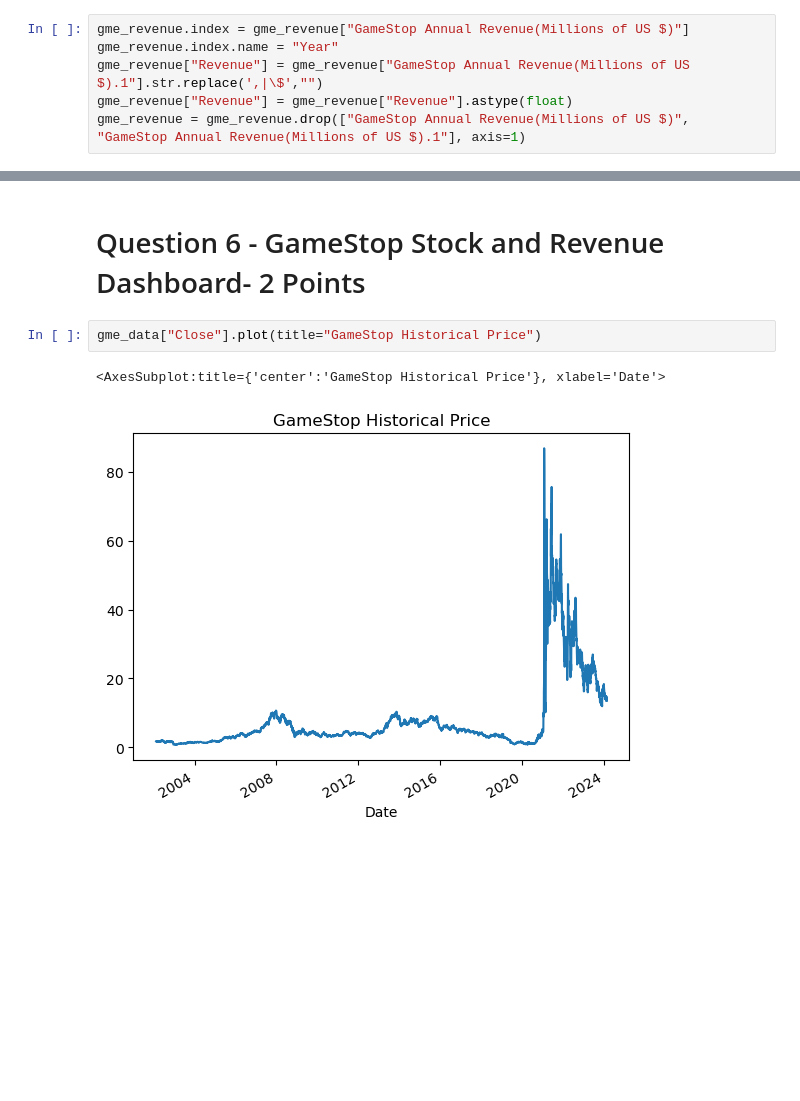
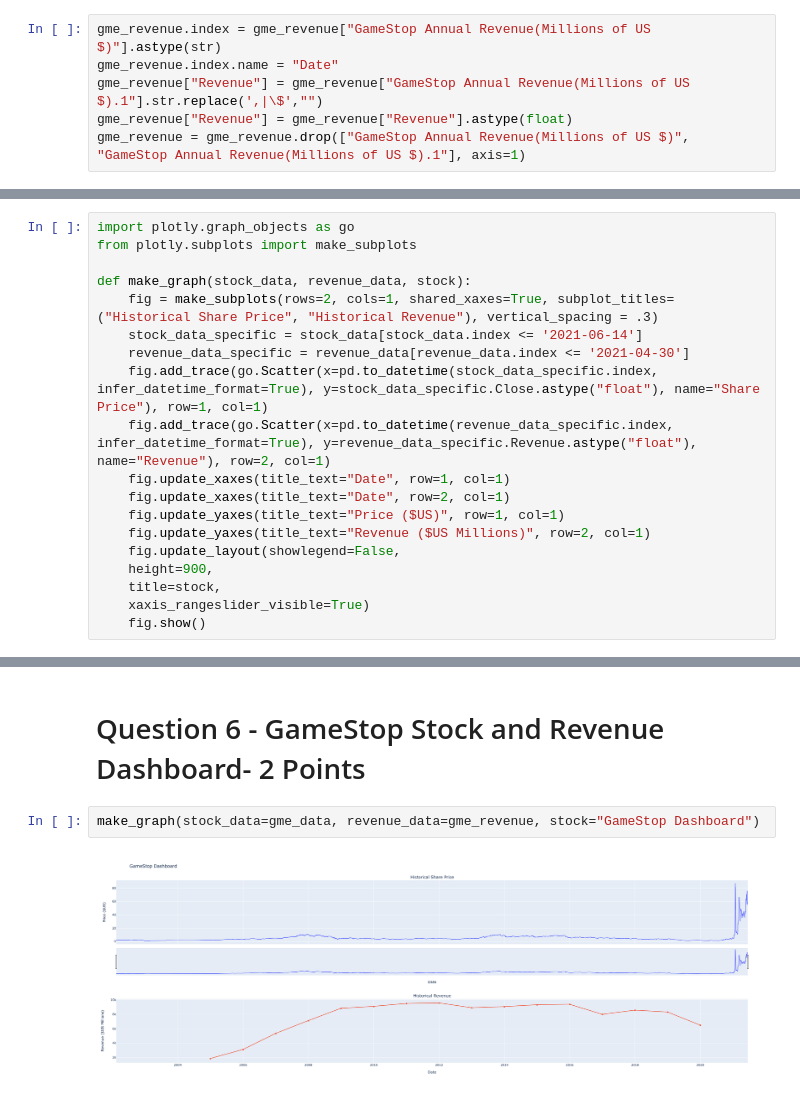
Before and after one commit to trndk/python-project-data-science, a Jupyter notebook: TSLA_GME.ipynb, the cells around one changed output, grey strips where cells are left out. Drawn from its saved outputs; the diff is of its cells as text; blank space fills up the shorter version.

Commit message:
update: dashboard

```diff
--- a/TSLA_GME.ipynb
+++ b/TSLA_GME.ipynb
@@ -76,8 +76,8 @@ gme_data
 data = requests.get("https://cf-courses-data.s3.us.cloud-object-storage.appdomain.cloud/IBMDeveloperSkillsNetwork-PY0220EN-SkillsNetwork/labs/project/stock.html").text
 gme_revenue = pd.read_html(data)[0]
 # %%
-gme_revenue.index = gme_revenue["GameStop Annual Revenue(Millions of US $)"]
-gme_revenue.index.name = "Year"
+gme_revenue.index = gme_revenue["GameStop Annual Revenue(Millions of US $)"].astype(str)
+gme_revenue.index.name = "Date"
 gme_revenue["Revenue"] = gme_revenue["GameStop Annual Revenue(Millions of US $).1"].str.replace(',|\$',"")
 gme_revenue["Revenue"] = gme_revenue["Revenue"].astype(float)
 gme_revenue = gme_revenue.drop(["GameStop Annual Revenue(Millions of US $)", "GameStop Annual Revenue(Millions of US $).1"], axis=1)
@@ -116,0 +107,19 @@ tsla_revenue["Revenue"].plot(title="Tesla Historical Revenue")
+# %%
+import plotly.graph_objects as go
+from plotly.subplots import make_subplots
+
+def make_graph(stock_data, revenue_data, stock):
+    fig = make_subplots(rows=2, cols=1, shared_xaxes=True, subplot_titles=("Historical Share Price", "Historical Revenue"), vertical_spacing = .3)
+    stock_data_specific = stock_data[stock_data.index <= '2021-06-14']
+    revenue_data_specific = revenue_data[revenue_data.index <= '2021-04-30']
+    fig.add_trace(go.Scatter(x=pd.to_datetime(stock_data_specific.index, infer_datetime_format=True), y=stock_data_specific.Close.astype("float"), name="Share Price"), row=1, col=1)
+    fig.add_trace(go.Scatter(x=pd.to_datetime(revenue_data_specific.index, infer_datetime_format=True), y=revenue_data_specific.Revenue.astype("float"), name="Revenue"), row=2, col=1)
+    fig.update_xaxes(title_text="Date", row=1, col=1)
+    fig.update_xaxes(title_text="Date", row=2, col=1)
+    fig.update_yaxes(title_text="Price ($US)", row=1, col=1)
+    fig.update_yaxes(title_text="Revenue ($US Millions)", row=2, col=1)
+    fig.update_layout(showlegend=False,
+    height=900,
+    title=stock,
+    xaxis_rangeslider_visible=True)
+    fig.show()
@@ -117,7 +130,6 @@ tsla_revenue["Revenue"].plot(title="Tesla Historical Revenue")
 # %% [markdown]
 # Question 6 - GameStop Stock and Revenue Dashboard- 2 Points
 # %%
-gme_data["Close"].plot(title="GameStop Historical Price")
+make_graph(stock_data=gme_data, revenue_data=gme_revenue, stock="GameStop Dashboard")
 # %% [output]
-<AxesSubplot:title={'center':'GameStop Historical Price'}, xlabel='Date'>
-[figure, old version]
+[figure, new version]
```
Also changed, not shown: parts of 8 cells of this notebook.
